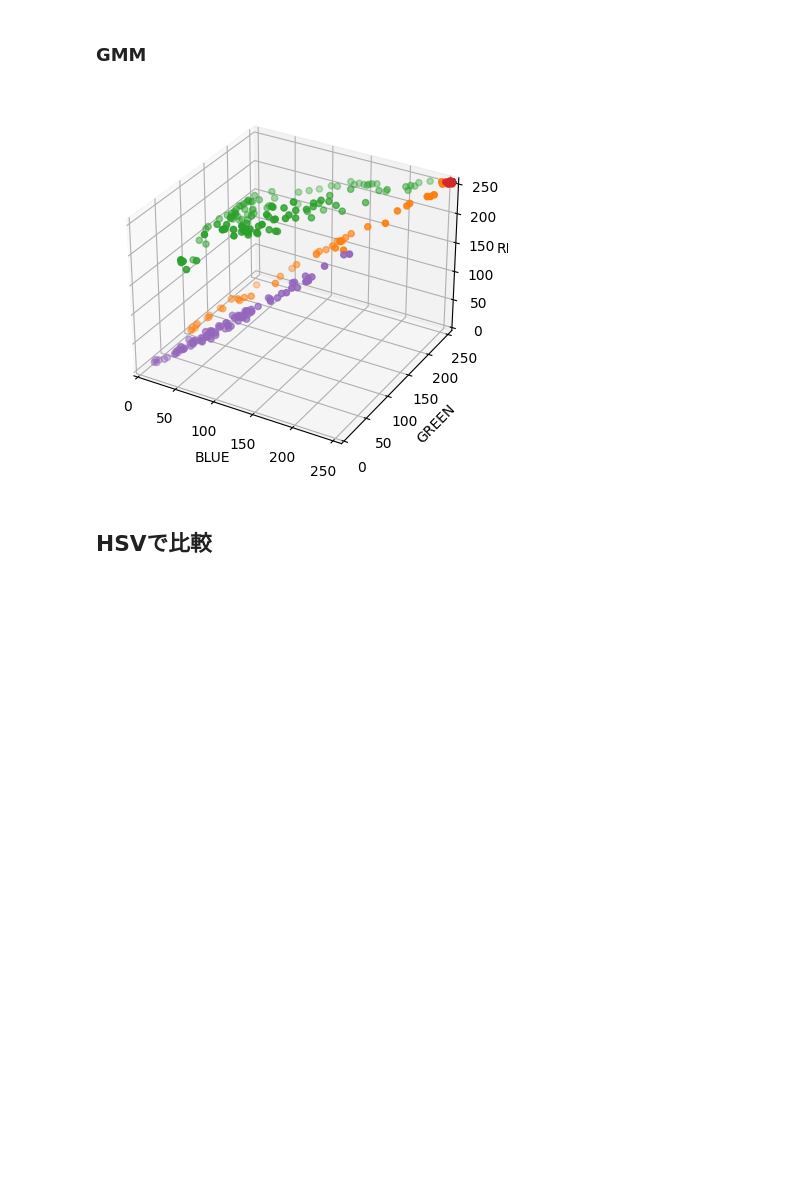
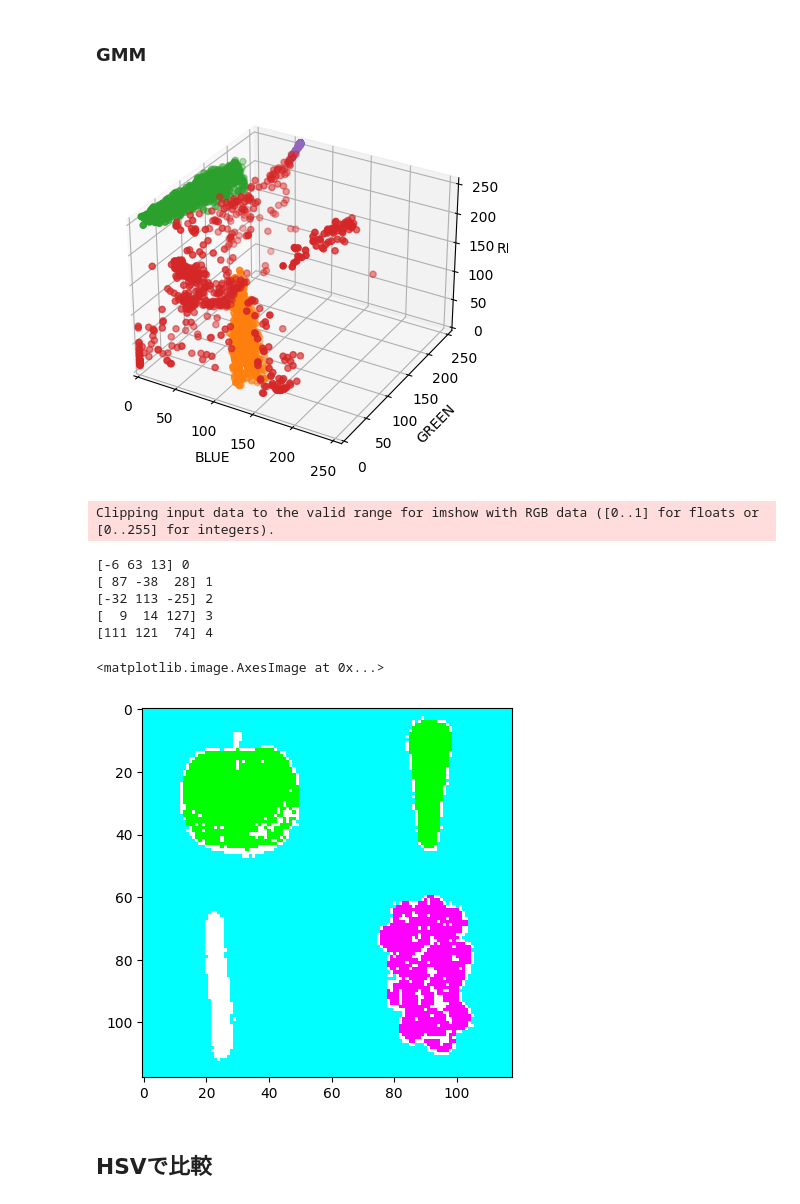
Before and after one commit to RedPanda1618/digitalImage-ch10, a Jupyter notebook: rgb_clustering.ipynb, the cells around one changed output. Saved outputs shown, nothing was run; the diff lists cells and outputs as text; code cells hidden in the pictures; blank space fills up the shorter version.

```diff
--- a/rgb_clustering.ipynb
+++ b/rgb_clustering.ipynb
@@ -4,7 +4,8 @@
 import cv2
 import matplotlib.pyplot as plt
 # %%
-img = cv2.imread("fruits/fruits.jpg")
+img_path = "fruits/gb_fruits.jpg"
+img = cv2.imread(img_path)
 # img = img[:int(img.shape[0]*0.5), :int(img.shape[1]*0.5)]
 img = cv2.resize(img, None, fx=0.05, fy=0.05)
 plt.imshow(cv2.cvtColor(img, cv2.COLOR_BGR2RGB))
@@ -35,3 +37,12 @@ from sklearn import mixture
+# %%
+def label_img(label, img_shape, n):
+    label = label.reshape(img_shape[:2])
+    dst = np.zeros(img_shape)
+    for i in range(n):
+        color = np.random.randint(0, 255, (3)).astype(np.int8)
+        print(color, i)
+        dst[label == i] = color
+    return dst
 # %% [markdown]
 ### k-means
 # %%
@@ -58,23 +79,33 @@ plt.show()
 # %%
 n_components = 5
 gmm=mixture.GaussianMixture(n_components=n_components,covariance_type='full', random_state=10)
 z_gmm=gmm.fit(data)
 label=z_gmm.predict(data)
 
 fig = plt.figure()
 ax = fig.add_subplot(111, projection='3d')
 for i in range(n_components):
     ax.scatter3D(data[:, 0][label==i], data[:, 1][label==i], data[:, 2][label==i])
 
 ax.set_xlabel("BLUE")
 ax.set_ylabel("GREEN")
 ax.set_zlabel("RED")
 ax.set_xlim([0, 255])
 ax.set_ylim([0, 255])
 ax.set_zlim([0, 255])
 plt.show()
+dst = label_img(label, img.shape, n_clusters)
+plt.imshow(dst)
 # %% [output]
-[figure, old version]
+[figure, new version]
+Clipping input data to the valid range for imshow with RGB data ([0..1] for floats or [0..255] for integers).
+[-6 63 13] 0
+[ 87 -38  28] 1
+[-32 113 -25] 2
+[  9  14 127] 3
+[111 121  74] 4
+<matplotlib.image.AxesImage at 0x...>
+[figure, added]
 # %% [markdown]
 ## HSVで比較
 # %%
```
Also changed, not shown: parts of 8 cells of this notebook, 1 other file.
